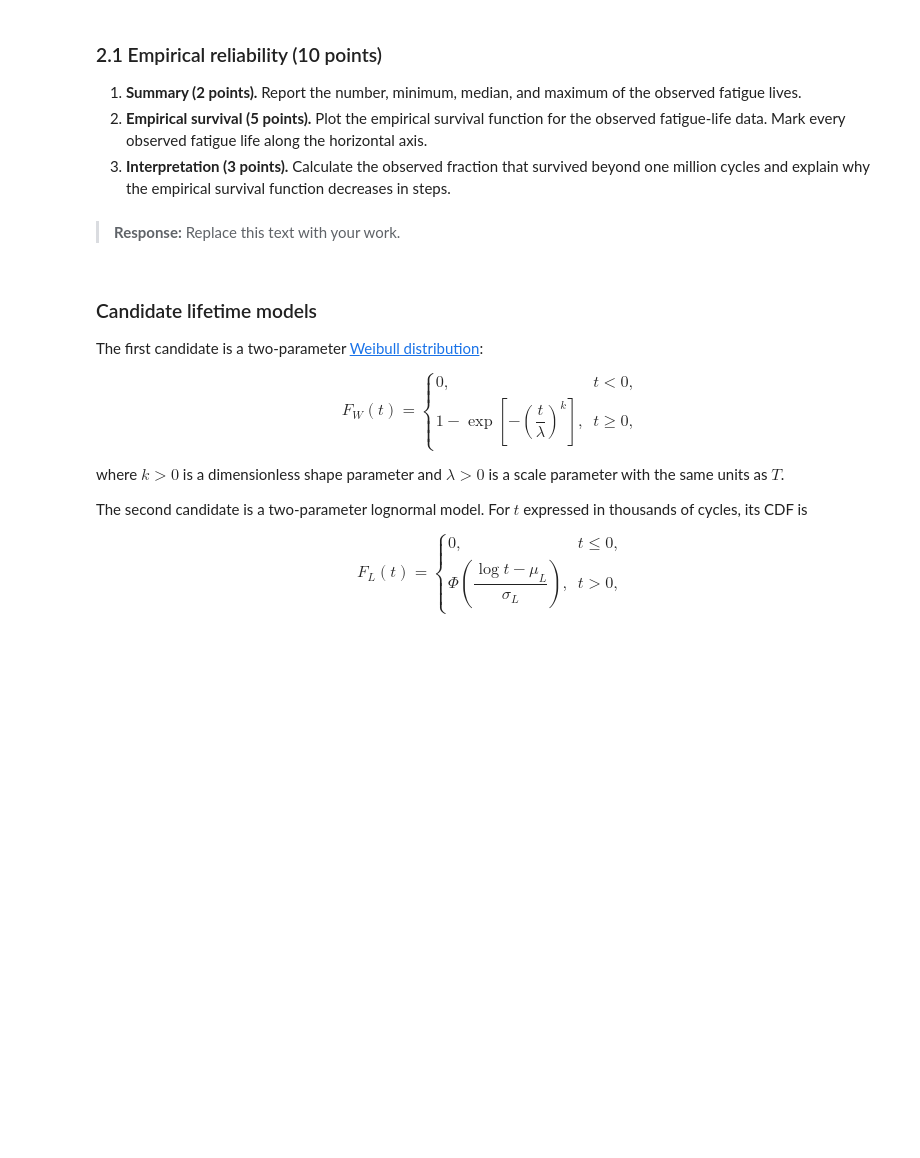
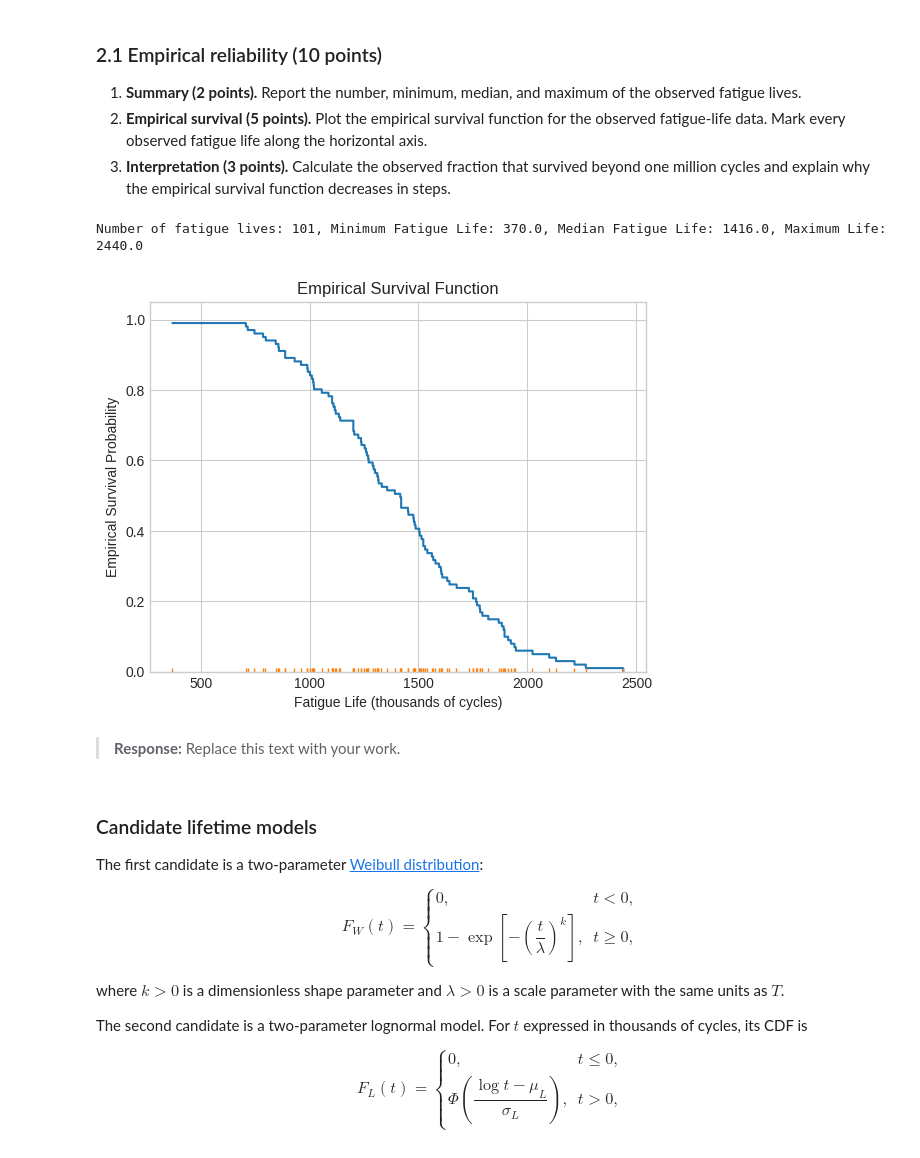
Before and after one commit to madvait/ME-539, a Jupyter notebook: lecturebook/homework/homework-01.ipynb, the cells around one changed output. Cells and saved outputs as stored; diff of their text form; code cells hidden in the pictures; blank space fills up the shorter version.

```diff
--- a/lecturebook/homework/homework-01.ipynb
+++ b/lecturebook/homework/homework-01.ipynb
@@ -234,6 +304,22 @@ print(f"Loaded {fatigue_life.size} observed fatigue lives.")
    function decreases in steps.
 # %%
 # YOUR CODE HERE
+print(f"Number of fatigue lives: {fatigue_life.size}, Minimum Fatigue Life: {np.min(fatigue_life)}, Median Fatigue Life: {np.median(fatigue_life)}, Maximum Life: {np.max(fatigue_life)}\n")
+
+grid = np.linspace(np.min(fatigue_life), np.max(fatigue_life), 1000)
+survival = 1 - empirical_cdf(fatigue_life, grid)
+
+#AI generated pltlib
+plt.step(grid, survival, where='post')
+plt.plot(fatigue_life, np.zeros_like(fatigue_life), '|')
+plt.xlabel("Fatigue Life (thousands of cycles)")
+plt.ylabel("Empirical Survival Probability")
+plt.title("Empirical Survival Function")
+plt.ylim(0, 1.05)
+plt.show()
+# %% [output]
+Number of fatigue lives: 101, Minimum Fatigue Life: 370.0, Median Fatigue Life: 1416.0, Maximum Life: 2440.0
+[figure, added]
 # %% [markdown]
 > **Response:** Replace this text with your work.
 # %% [markdown]
```
Also changed, not shown: parts of 5 cells of this notebook.
